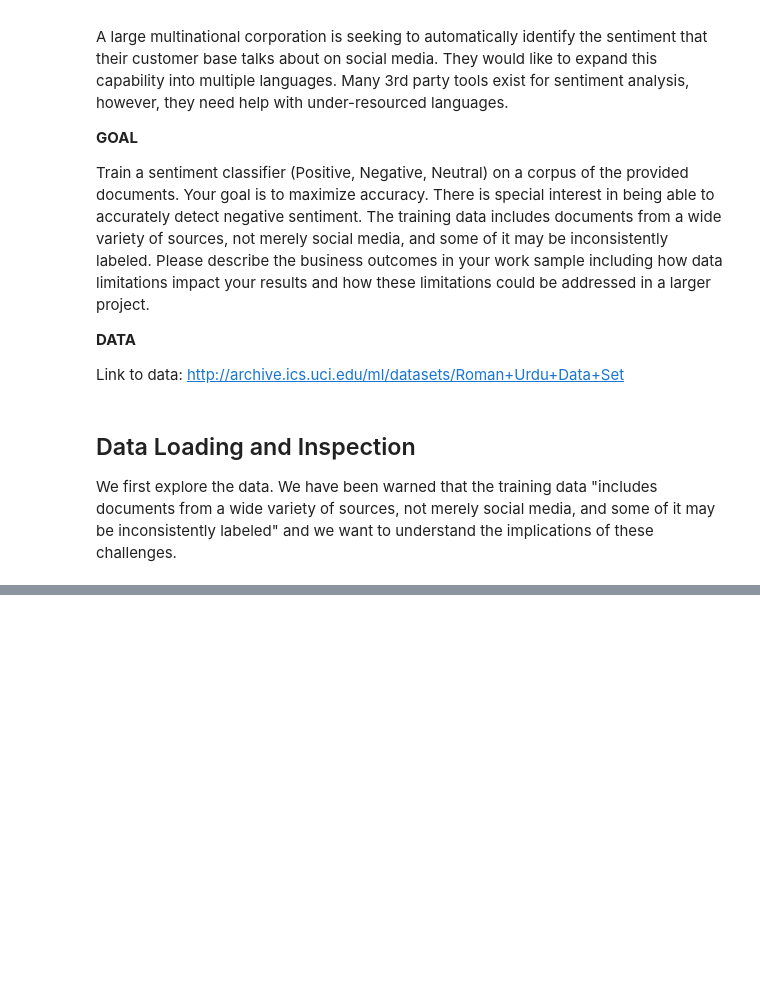
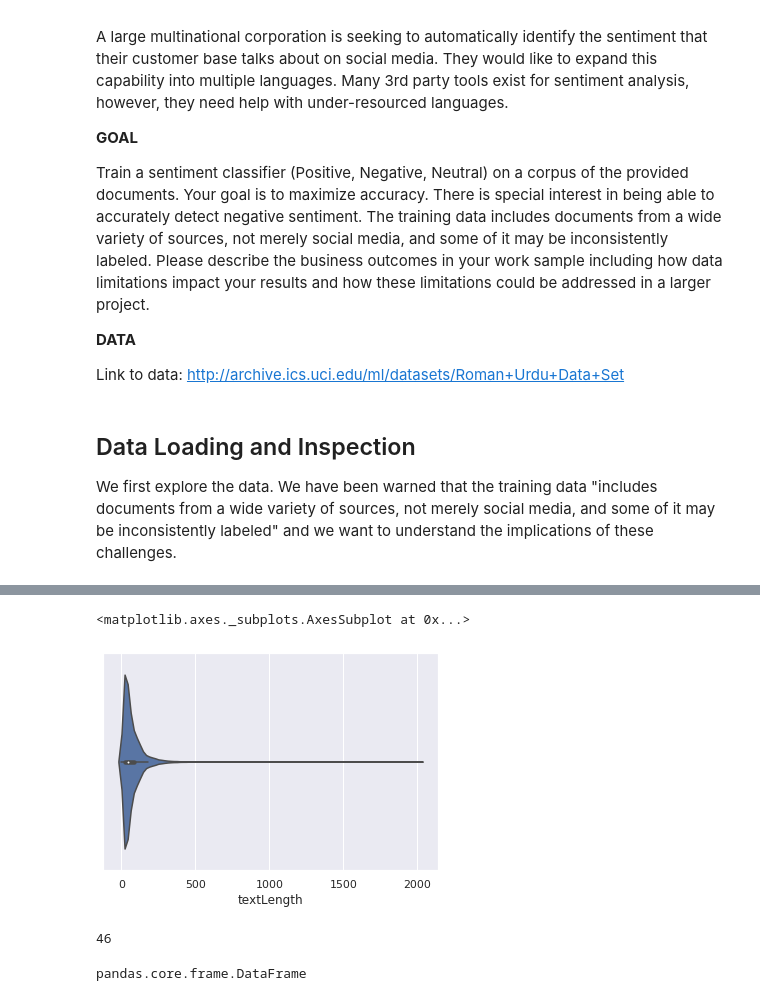
Before and after one commit to conorfrailey/MLpractice, a Jupyter notebook: Amazon Coding Challenge.ipynb, the cells around one changed output, grey strips where cells are left out. Saved outputs shown, nothing was run; the diff lists cells and outputs as text; code cells hidden in the pictures; blank space fills up the shorter version.

```diff
--- a/Amazon Coding Challenge.ipynb
+++ b/Amazon Coding Challenge.ipynb
@@ -43,0 +53,3 @@ FileNotFoundError: [Errno 2] No such file or directory: 'eggs.csv'
+# %%
+data = pd.read_csv('RomanUrduDataSet.csv',sep=',',names=['text','sentiment'],index_col=False,
+                  quotechar='"',na_values='NULL')
@@ -43,0 +106,6 @@ FileNotFoundError: [Errno 2] No such file or directory: 'eggs.csv'
+# %%
+data['text'] = data['text'].apply(str)
+data['sentiment'] = data['sentiment'].apply(str)
+# %%
+data['textLength'] = data['text'].apply(len)
+data['textWordCount'] = data['text'].apply(lambda x: len(x.split(' ')))
@@ -43,0 +128,13 @@ FileNotFoundError: [Errno 2] No such file or directory: 'eggs.csv'
+# %%
+sns.violinplot(data['textLength'])
+# %% [output]
+<matplotlib.axes._subplots.AxesSubplot at 0x...>
+[figure, added]
+# %%
+sum(data['textLength'] > 500)
+# %% [output]
+46
+# %%
+type(data.iloc[data['textLength']>500])
+# %% [output]
+pandas.core.frame.DataFrame
```
Also changed, not shown: parts of 15 cells of this notebook.
